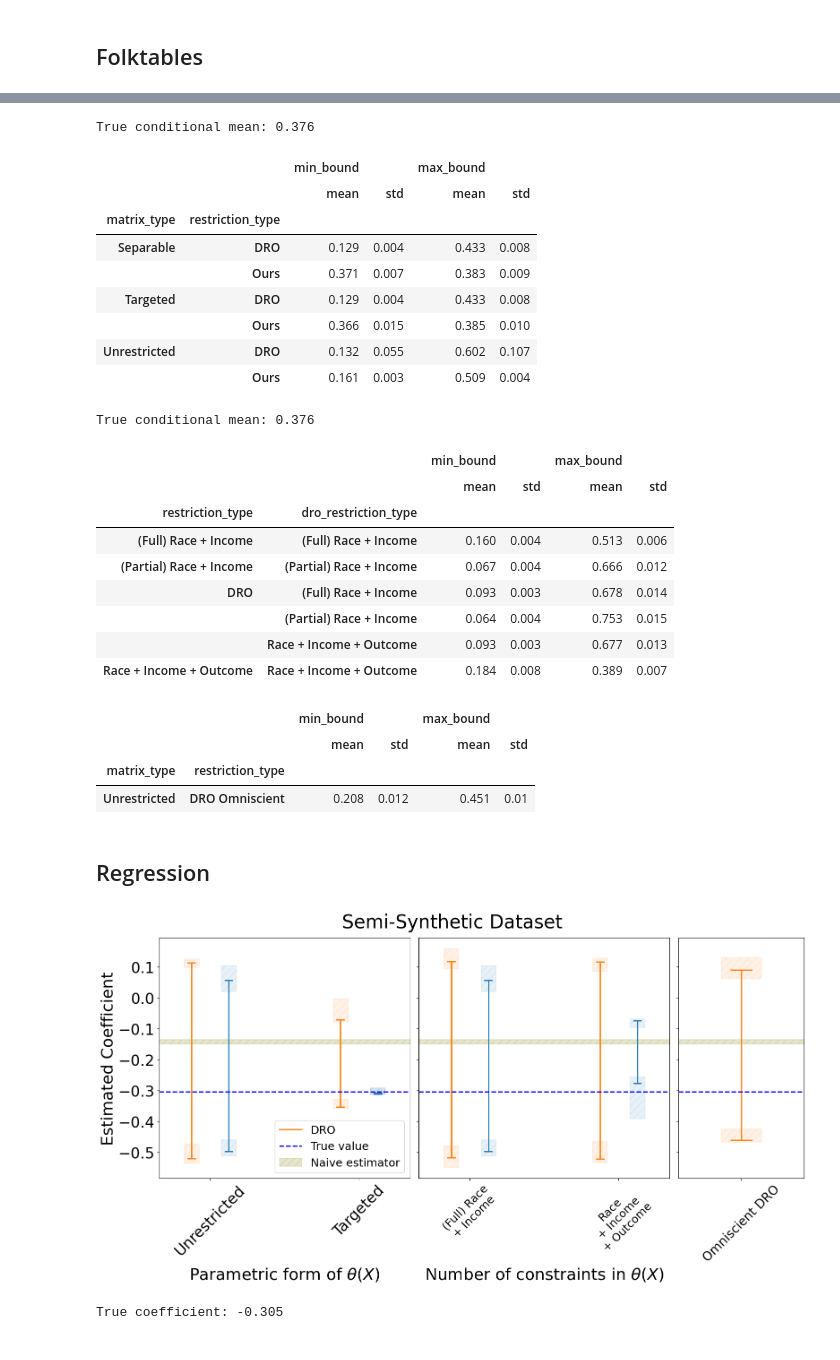
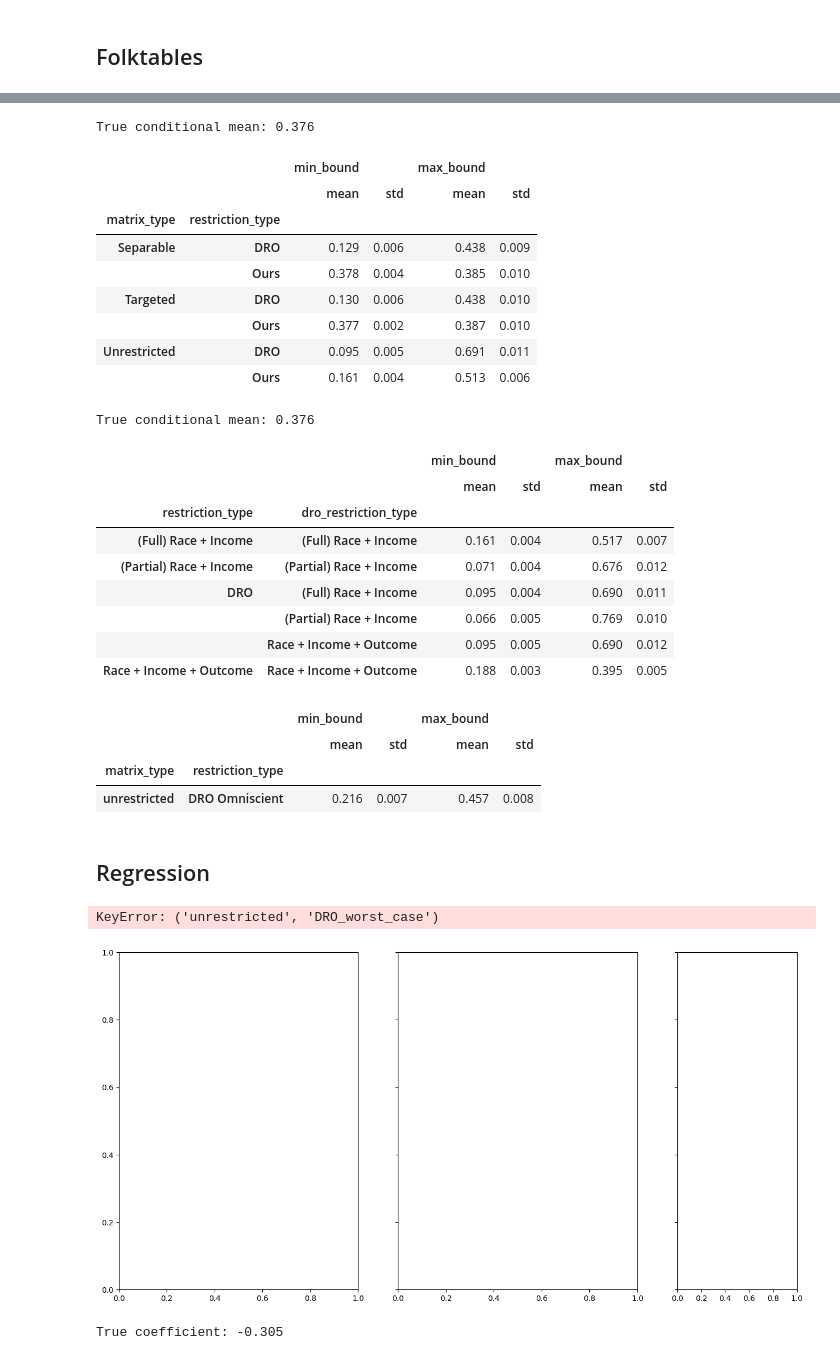
Before and after one commit to secg5/inference_contrained_distribution_shift, a Jupyter notebook: plotting/paper_plots.ipynb, the cells around one changed output, grey strips where cells are left out. Drawn from its saved outputs; the diff is of its cells as text; code cells hidden in the pictures.

Commit message:
Update plotting notebook and script

```diff
--- a/plotting/paper_plots.ipynb
+++ b/plotting/paper_plots.ipynb
@@ -165,12 +169,14 @@ fig.savefig("../semisynthetic_conditional_mean.png", bbox_inches="tight", dpi=30
 [figure]
 # %%
-print(f"True conditional mean: {plotting_df_123['true_conditional_mean'].mean():.3f}")
+print(
+    f"True conditional mean: {plotting_df_constraints['true_conditional_mean'].mean():.3f}"
+)
 display(
-    plotting_df_123.replace(
+    plotting_df_constraints.replace(
         {
-            "Nx12": "Unrestricted",
-            "Nx6": "Separable",
-            "Nx8": "Targeted",
+            "unrestricted": "Unrestricted",
+            "separable": "Separable",
+            "targeted": "Targeted",
             "DRO_worst_case": "DRO",
             "count": "Ours",
         }
@@ -180,9 +186,9 @@ display(
     .round(3)
 )
 
-print(f"True conditional mean: {plotting_df_456['true_conditional_mean'].mean():.3f}")
+print(f"True conditional mean: {plotting_df_theta['true_conditional_mean'].mean():.3f}")
 display(
-    plotting_df_456.replace(
+    plotting_df_theta.replace(
         {
             "DRO_worst_case": "DRO",
             "count_minus": "(Partial) Race + Income",
@@ -212,67 +218,68 @@ True conditional mean: 0.376
 |  |  | min_bound |  | max_bound |  |
 |  |  | mean | std | mean | std |
 | matrix_type | restriction_type |  |  |  |  |
-| Separable | DRO | 0.129 | 0.004 | 0.433 | 0.008 |
-|  | Ours | 0.371 | 0.007 | 0.383 | 0.009 |
-| Targeted | DRO | 0.129 | 0.004 | 0.433 | 0.008 |
-|  | Ours | 0.366 | 0.015 | 0.385 | 0.010 |
-| Unrestricted | DRO | 0.132 | 0.055 | 0.602 | 0.107 |
-|  | Ours | 0.161 | 0.003 | 0.509 | 0.004 |
+| Separable | DRO | 0.129 | 0.006 | 0.438 | 0.009 |
+|  | Ours | 0.378 | 0.004 | 0.385 | 0.010 |
+| Targeted | DRO | 0.130 | 0.006 | 0.438 | 0.010 |
+|  | Ours | 0.377 | 0.002 | 0.387 | 0.010 |
+| Unrestricted | DRO | 0.095 | 0.005 | 0.691 | 0.011 |
+|  | Ours | 0.161 | 0.004 | 0.513 | 0.006 |
 True conditional mean: 0.376
 |  |  | min_bound |  | max_bound |  |
 |  |  | mean | std | mean | std |
 | restriction_type | dro_restriction_type |  |  |  |  |
-| (Full) Race + Income | (Full) Race + Income | 0.160 | 0.004 | 0.513 | 0.006 |
-| (Partial) Race + Income | (Partial) Race + Income | 0.067 | 0.004 | 0.666 | 0.012 |
-| DRO | (Full) Race + Income | 0.093 | 0.003 | 0.678 | 0.014 |
-|  | (Partial) Race + Income | 0.064 | 0.004 | 0.753 | 0.015 |
-|  | Race + Income + Outcome | 0.093 | 0.003 | 0.677 | 0.013 |
-| Race + Income + Outcome | Race + Income + Outcome | 0.184 | 0.008 | 0.389 | 0.007 |
+| (Full) Race + Income | (Full) Race + Income | 0.161 | 0.004 | 0.517 | 0.007 |
+| (Partial) Race + Income | (Partial) Race + Income | 0.071 | 0.004 | 0.676 | 0.012 |
+| DRO | (Full) Race + Income | 0.095 | 0.004 | 0.690 | 0.011 |
+|  | (Partial) Race + Income | 0.066 | 0.005 | 0.769 | 0.010 |
+|  | Race + Income + Outcome | 0.095 | 0.005 | 0.690 | 0.012 |
+| Race + Income + Outcome | Race + Income + Outcome | 0.188 | 0.003 | 0.395 | 0.005 |
 |  |  | min_bound |  | max_bound |  |
 |  |  | mean | std | mean | std |
 | matrix_type | restriction_type |  |  |  |  |
-| Unrestricted | DRO Omniscient | 0.208 | 0.012 | 0.451 | 0.01 |
+| unrestricted | DRO Omniscient | 0.216 | 0.007 | 0.457 | 0.008 |
 # %% [markdown]
 ## Regression
 # %%
 fig, ax = plt.subplots(ncols=3, figsize=(16, 8), sharey=True, width_ratios=[2, 2, 1])
 
-plotting_df_12 = utils.generate_theta_plots_1_2_regression(
+plotting_df_12 = utils.generate_constraints_plots_regression(
     base_path="../experiment_artifacts/",
     timestamp_ours="regression_1_2",
     timestamp_dro="Oct13-2224",
     ax=ax[0],
 )
 
-plotting_df_34 = utils.generate_theta_plots_3_4_regression(
+plotting_df_34 = utils.generate_theta_plots_regression(
     base_path="../experiment_artifacts/",
     timestamp_ours="regression_3_4",
     timestamp_dro="Oct14-0552",
     ax=ax[1],
 )
 
 plotting_df_omni = utils.generate_plot_dro(
     base_path="../experiment_artifacts/",
     timestamp="Oct14-1316",
     ax=ax[2],
     empirical_field="empirical_coef",
     true_field="true_coef",
 )
 
 handles, labels = ax[1].get_legend_handles_labels()
 relevant_handles = handles[0:1] + handles[-2:]
 relevant_labels = labels[0:1] + labels[-2:]
 ax[0].legend(
     loc="lower right", fontsize=18, handles=relevant_handles, labels=relevant_labels
 )
 
 fig.align_xlabels()
 fig.tight_layout()
 fig.suptitle("Semi-Synthetic Dataset", fontsize=30, y=1.05)
 
 fig.savefig("../regression_coeff.png", dpi=300, bbox_inches="tight")
 # %% [output]
+KeyError: ('unrestricted', 'DRO_worst_case')
-[figure, old version]
+[figure, new version]
 # %%
 print(f"True coefficient: {plotting_df_12['true_coef'].mean():.3f}")
 display(
```
Also changed, not shown: parts of 5 cells of this notebook, 1 other file.
